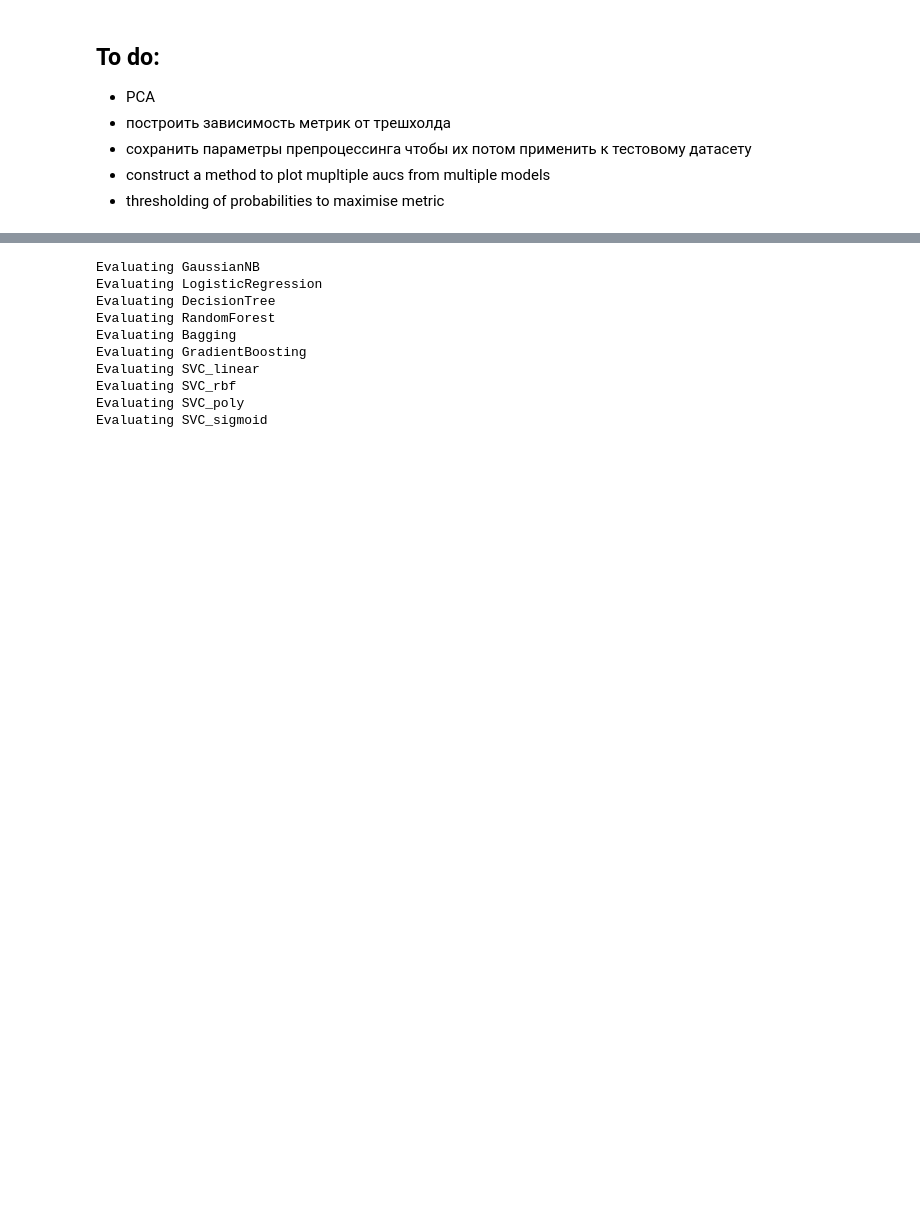
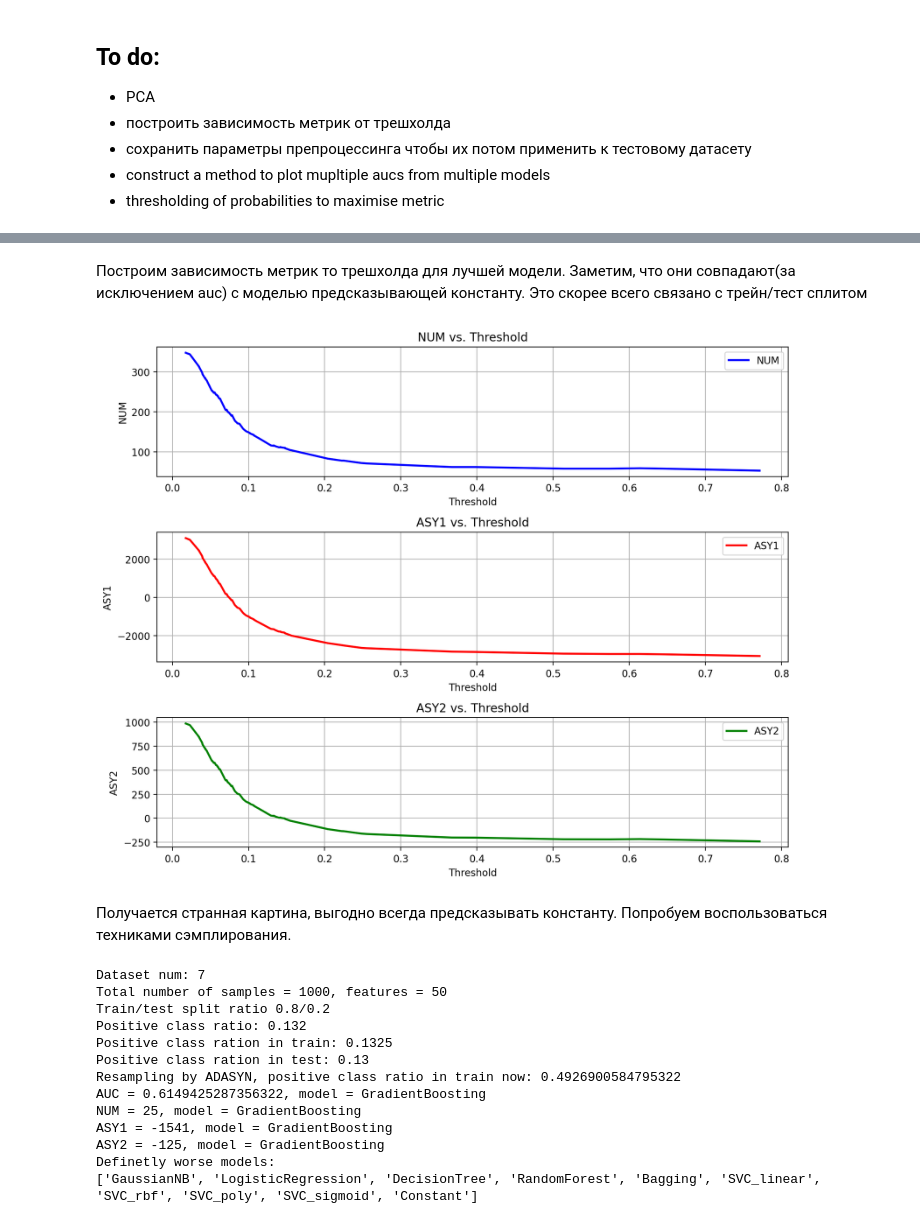
Before and after one commit to adenshulga/BayesMethodsHW, a Jupyter notebook: Hw1/main.ipynb, the cells around one changed output, grey strips where cells are left out. Drawn from its saved outputs; the diff is of its cells as text; code cells hidden in the pictures; blank space fills up the shorter version.

Commit message:
added constant classifier, fixed bug with metric string representation(all valyes displayed were same), added thresholding for different metrics

```diff
--- a/Hw1/main.ipynb
+++ b/Hw1/main.ipynb
@@ -65,18 +77,3 @@ task_8.plot_singular_values()
-# %%
-models = {
-    'GaussianNB': {'model': GaussianNB(), 'description': None},
-    'LogisticRegression': {'model': LogisticRegression(), 'description': None},
-    'DecisionTree': {'model': DecisionTreeClassifier(), 'description': None},
-    'RandomForest': {'model': RandomForestClassifier(), 'description': None},
-    'Bagging': {'model': BaggingClassifier(), 'description': None},
-    'GradientBoosting': {'model': GradientBoostingClassifier(), 'description': None},
-    'SVC_linear': {'model': SVC(kernel='linear', probability=True), 'description': 'SVC with linear kernel'},
-    'SVC_rbf': {'model': SVC(kernel='rbf', probability=True), 'description': 'SVC with rbf kernel'},
-    'SVC_poly': {'model': SVC(kernel='poly', probability=True), 'description': 'SVC with poly kernel'},
-    'SVC_sigmoid': {'model': SVC(kernel='sigmoid', probability=True), 'description': 'SVC with sigmoid kernel'}
-}
-
-#     'GaussianMixture': {'model': GaussianMixture(), 'description': None},
 # %%
-experiment = ExperimentInfo(task_5, models)
+experiment = ExperimentInfo(task_7, models)
 # %%
@@ -94,0 +105,8 @@ Fitting SVC_sigmoid
+# %% [markdown]
+Построим зависимость метрик то трешхолда для лучшей модели. Заметим, что они совпадают(за исключением auc) с моделью предсказывающей константу. Это скорее всего связано с трейн/тест сплитом
+# %%
+experiment.models['GradientBoosting']['test'].plot_thresholding_dependence()
+# %% [output]
+[figure, added]
+# %% [markdown]
+Получается странная картина, выгодно всегда предсказывать константу. Попробуем воспользоваться техниками сэмплирования.
@@ -95,13 +115,16 @@ Fitting SVC_sigmoid
 # %%
-experiment.evaluate()
+experiment.auto_experiment()
 # %% [output]
-Evaluating GaussianNB
-Evaluating LogisticRegression
-Evaluating DecisionTree
-Evaluating RandomForest
-Evaluating Bagging
-Evaluating GradientBoosting
-Evaluating SVC_linear
-Evaluating SVC_rbf
-Evaluating SVC_poly
-Evaluating SVC_sigmoid
+Dataset num: 7
+Total number of samples = 1000, features = 50
+Train/test split ratio 0.8/0.2
+Positive class ratio: 0.132
+Positive class ration in train: 0.1325
+Positive class ration in test: 0.13
+Resampling by ADASYN, positive class ratio in train now: 0.4926900584795322
+AUC = 0.6149425287356322, model = GradientBoosting
+NUM = 25, model = GradientBoosting
+ASY1 = -1541, model = GradientBoosting
+ASY2 = -125, model = GradientBoosting
+Definetly worse models:
+['GaussianNB', 'LogisticRegression', 'DecisionTree', 'RandomForest', 'Bagging', 'SVC_linear', 'SVC_rbf', 'SVC_poly', 'SVC_sigmoid', 'Constant']
```
Also changed, not shown: parts of 25 cells of this notebook, 5 other files.
